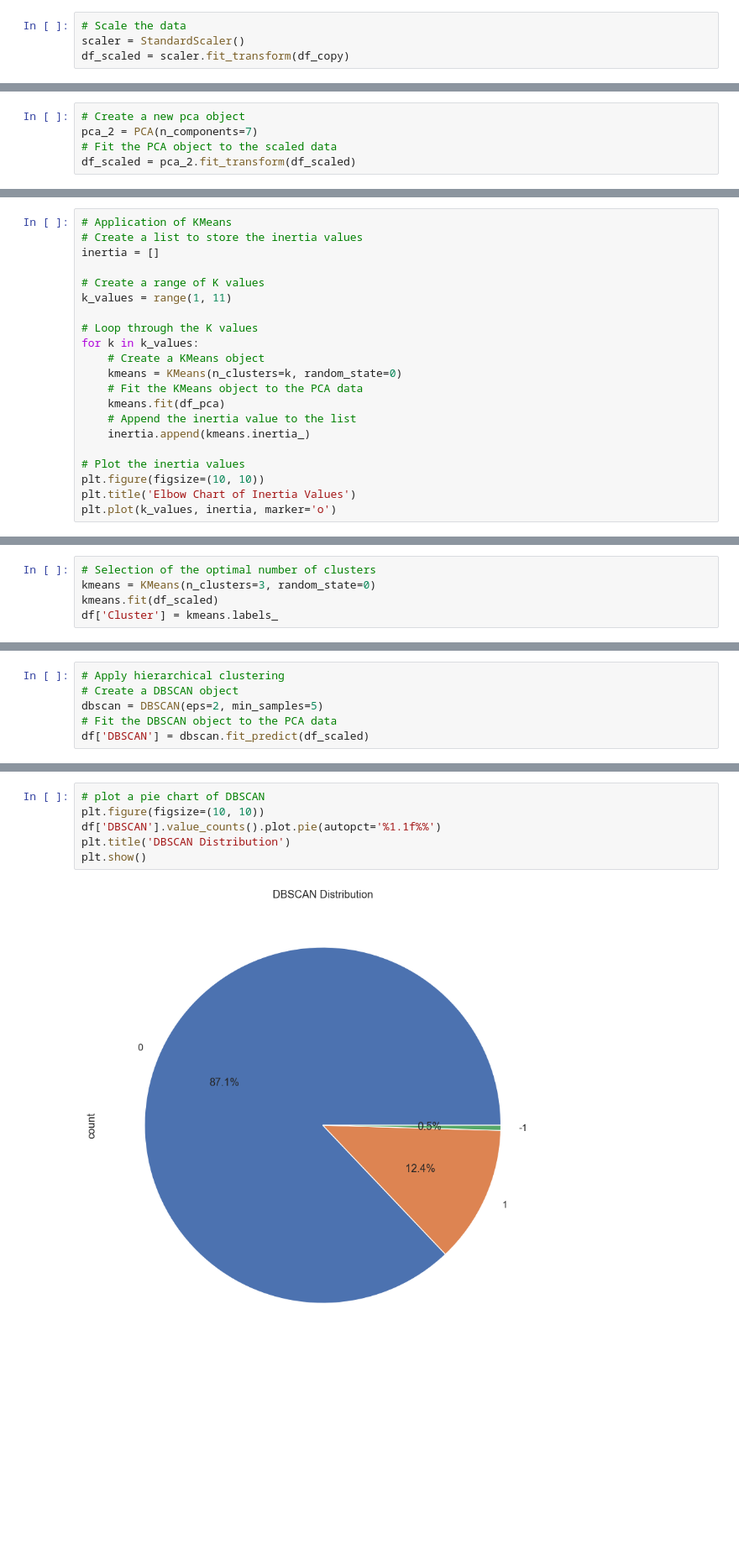
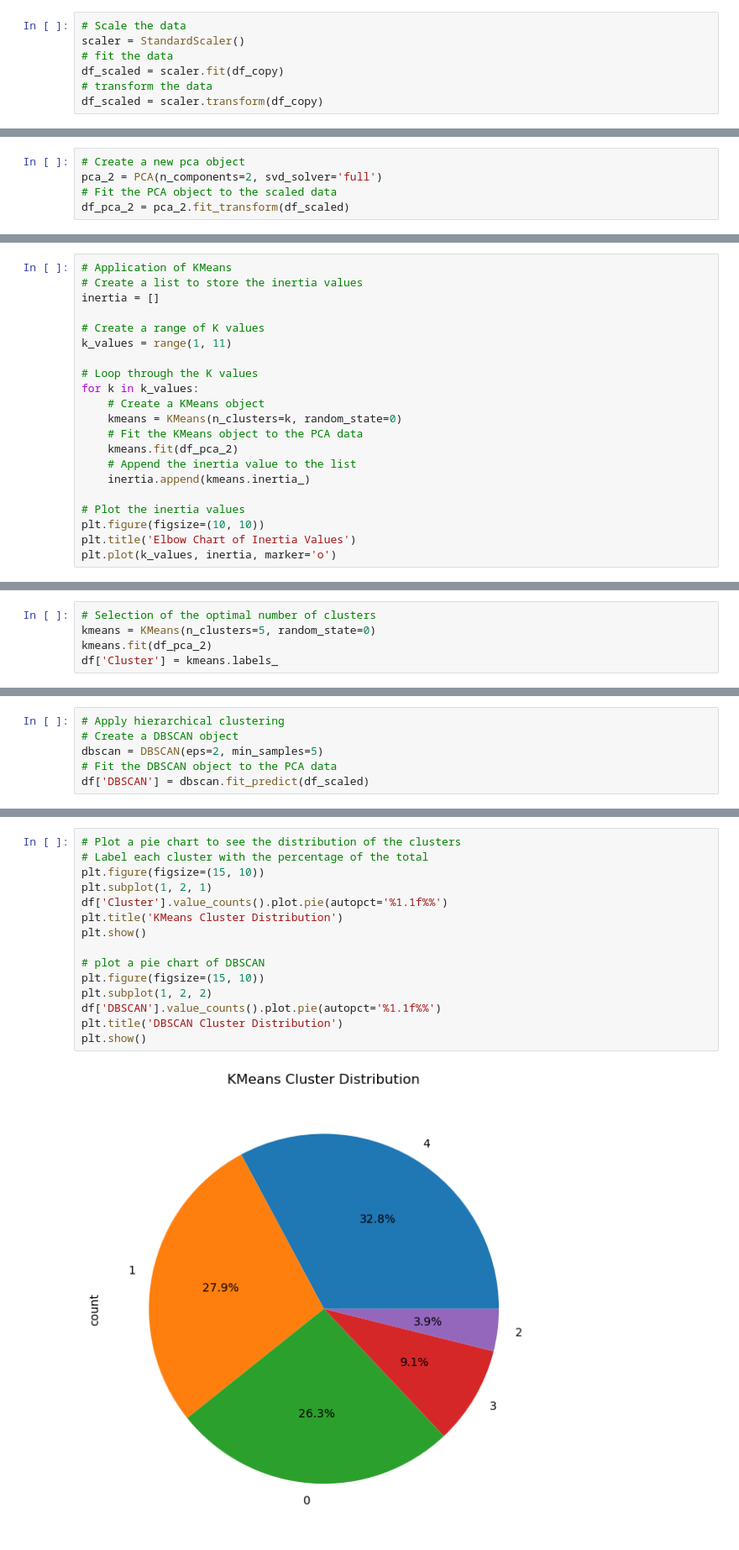
Before and after one commit to PeterBaraka/ml_fieldwork_lab, a Jupyter notebook: seg_clustering.ipynb, the cells around one changed output, grey strips where cells are left out. Shown at 84% size. Saved outputs shown, nothing was run; the diff lists cells and outputs as text; blank space fills up the shorter version.

```diff
--- a/seg_clustering.ipynb
+++ b/seg_clustering.ipynb
@@ -82,7 +250,10 @@ plt.show()
 # %%
 # Scale the data
 scaler = StandardScaler()
-df_scaled = scaler.fit_transform(df_copy)
+# fit the data
+df_scaled = scaler.fit(df_copy)
+# transform the data
+df_scaled = scaler.transform(df_copy)
 # %%
 # Perform Principle Component Analysis (PCA)
 pca_obj = PCA()
@@ -107,5 +278,5 @@ plt.show()
 # %%
 # Create a new pca object
-pca_2 = PCA(n_components=7)
+pca_2 = PCA(n_components=2, svd_solver='full')
 # Fit the PCA object to the scaled data
-df_scaled = pca_2.fit_transform(df_scaled)
+df_pca_2 = pca_2.fit_transform(df_scaled)
@@ -122,7 +303,7 @@ for k in k_values:
     # Create a KMeans object
     kmeans = KMeans(n_clusters=k, random_state=0)
     # Fit the KMeans object to the PCA data
-    kmeans.fit(df_pca)
+    kmeans.fit(df_pca_2)
     # Append the inertia value to the list
     inertia.append(kmeans.inertia_)
 
@@ -136,5 +317,5 @@ plt.plot(k_values, inertia, marker='o')
 # %%
 # Selection of the optimal number of clusters
-kmeans = KMeans(n_clusters=3, random_state=0)
-kmeans.fit(df_scaled)
+kmeans = KMeans(n_clusters=5, random_state=0)
+kmeans.fit(df_pca_2)
 df['Cluster'] = kmeans.labels_
@@ -184,9 +394,18 @@ Index(['CUSTOMER_ID', 'Recency', 'Frequency', 'Monetary', 'POINTS_SPENT',
       dtype='object')
 # %%
+# Plot a pie chart to see the distribution of the clusters
+# Label each cluster with the percentage of the total
+plt.figure(figsize=(15, 10))
+plt.subplot(1, 2, 1)
+df['Cluster'].value_counts().plot.pie(autopct='%1.1f%%')
+plt.title('KMeans Cluster Distribution')
+plt.show()
+
 # plot a pie chart of DBSCAN
-plt.figure(figsize=(10, 10))
+plt.figure(figsize=(15, 10))
+plt.subplot(1, 2, 2)
 df['DBSCAN'].value_counts().plot.pie(autopct='%1.1f%%')
-plt.title('DBSCAN Distribution')
+plt.title('DBSCAN Cluster Distribution')
 plt.show()
 # %% [output]
-[figure, old version]
+[figure, new version]
```
Also changed, not shown: parts of 33 cells of this notebook, 2 other files.
